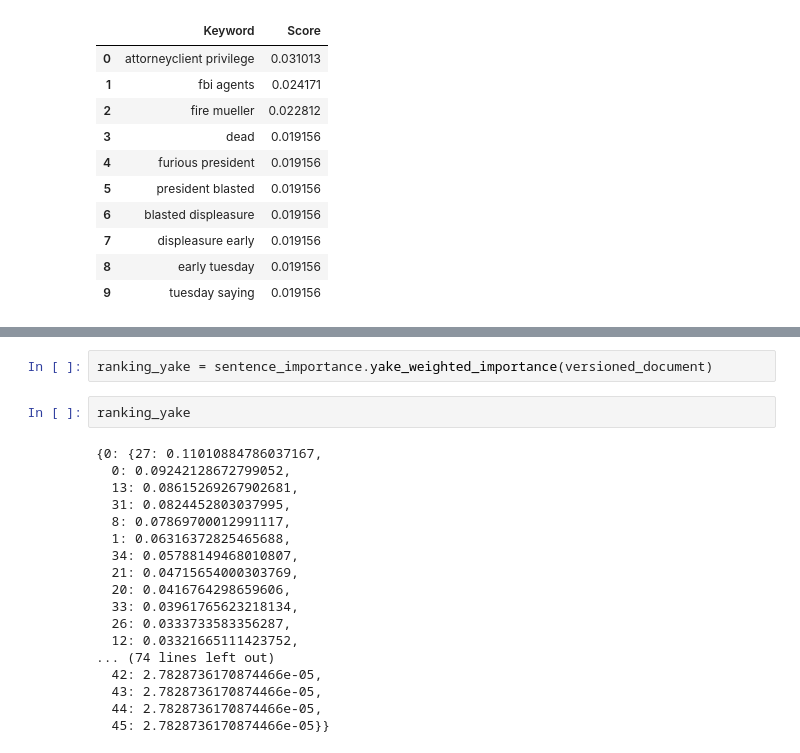
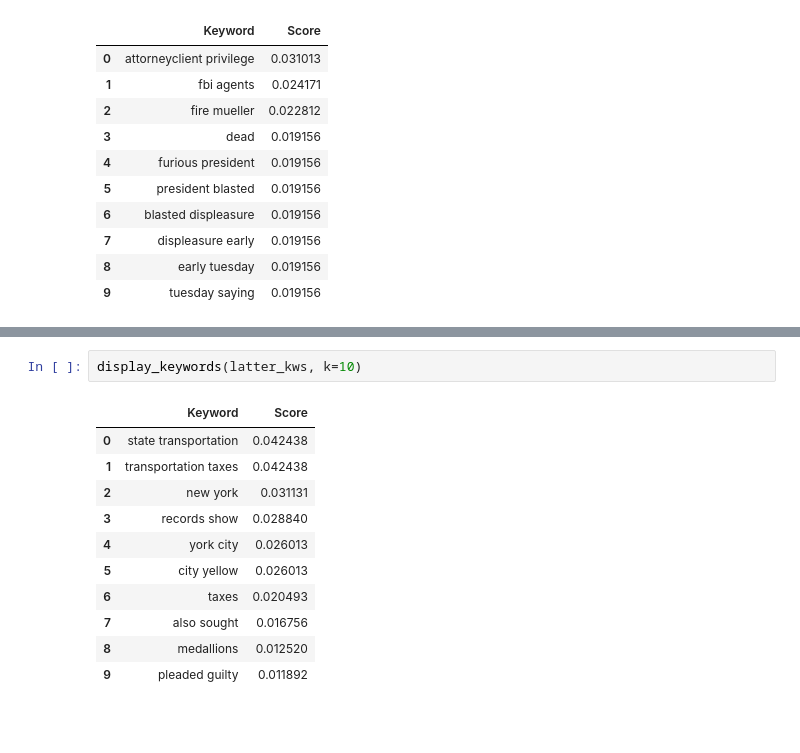
Before and after one commit to LukasEder1/CKE-Demo, a Jupyter notebook: CKE_demo.ipynb, the cells around one changed output, grey strips where cells are left out. Drawn from its saved outputs; the diff is of its cells as text; blank space fills up the shorter version.

```diff
--- a/CKE_demo.ipynb
+++ b/CKE_demo.ipynb
@@ -258,22 +284,14 @@ Importance Newer Version
-# %%
-ranking_yake = sentence_importance.yake_weighted_importance(versioned_document)
-# %%
-ranking_yake
-# %% [output]
-{0: {27: 0.11010884786037167,
-  0: 0.09242128672799052,
-  13: 0.08615269267902681,
-  31: 0.0824452803037995,
-  8: 0.07869700012991117,
-  1: 0.06316372825465688,
-  34: 0.05788149468010807,
-  21: 0.04715654000303769,
-  20: 0.0416764298659606,
-  33: 0.03961765623218134,
-  26: 0.0333733583356287,
-  12: 0.03321665111423752,
-... (74 lines left out)
-  42: 2.7828736170874466e-05,
-  43: 2.7828736170874466e-05,
-  44: 2.7828736170874466e-05,
-  45: 2.7828736170874466e-05}}
+# %%
+display_keywords(latter_kws, k=10)
+# %% [output]
+|  | Keyword | Score |
+| 0 | state transportation | 0.042438 |
+| 1 | transportation taxes | 0.042438 |
+| 2 | new york | 0.031131 |
+| 3 | records show | 0.028840 |
+| 4 | york city | 0.026013 |
+| 5 | city yellow | 0.026013 |
+| 6 | taxes | 0.020493 |
+| 7 | also sought | 0.016756 |
+| 8 | medallions | 0.012520 |
+| 9 | pleaded guilty | 0.011892 |
```
Also changed, not shown: parts of 35 cells of this notebook.
